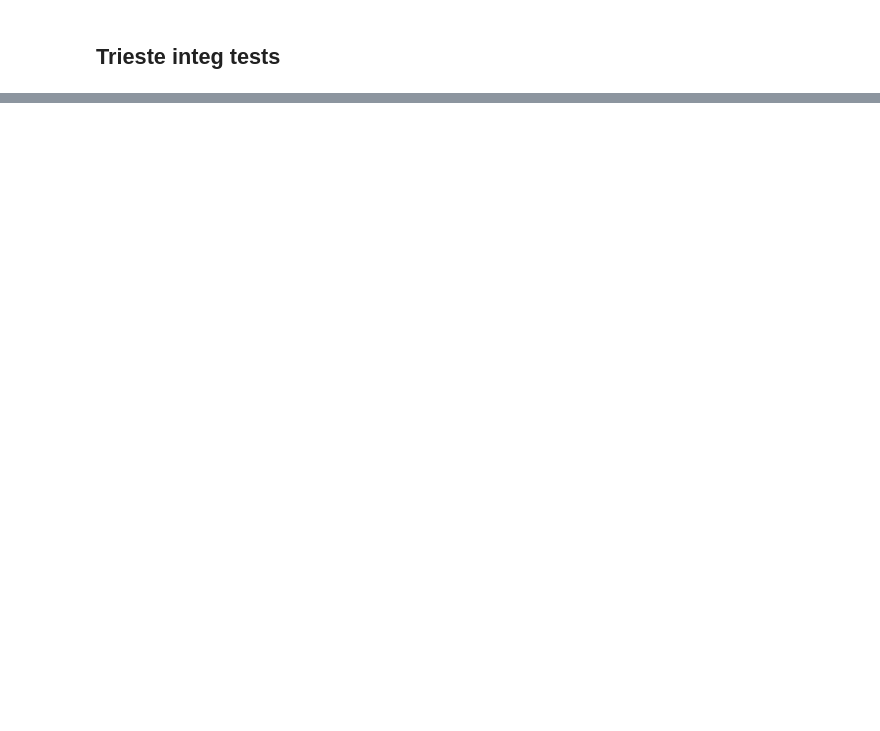
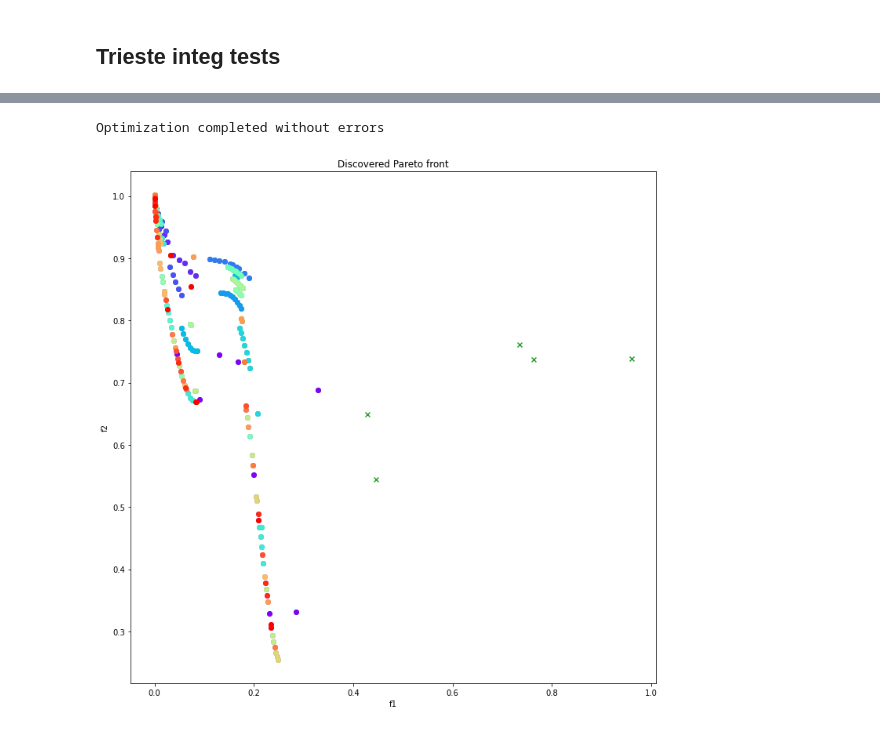
Before and after one commit to apaleyes/trieste, a Jupyter notebook: docs/notebooks/Untitled.ipynb, the cells around one changed output, grey strips where cells are left out. Saved outputs shown, nothing was run; the diff lists cells and outputs as text; code cells hidden in the pictures; blank space fills up the shorter version.

```diff
--- a/docs/notebooks/Untitled.ipynb
+++ b/docs/notebooks/Untitled.ipynb
@@ -430,0 +515,36 @@ Optimization completed without errors
+# %%
+num_query_points = 10
+num_steps = 20
+
+acq_function = MOLocalPenalizationAcquisitionFunction().using(OBJECTIVE)
+acq_rule = EfficientGlobalOptimization(acq_function, num_query_points=num_query_points)
+model = build_stacked_independent_objectives_model(initial_data[OBJECTIVE])
+
+result = BayesianOptimizer(observer, search_space).optimize(num_steps, initial_data, {OBJECTIVE: model}, acq_rule)
+# %% [output]
+Optimization completed without errors
+# %%
+dataset = result.try_get_final_datasets()[OBJECTIVE]
+models = result.try_get_final_models()[OBJECTIVE]._models
+
+all_query_points = dataset.query_points
+f1_model_values, _ = models[0].predict(all_query_points)
+f2_model_values, _ = models[1].predict(all_query_points)
+
+points_in_objective_space = tf.concat([f1_model_values, f2_model_values], axis=1)
+plotting.plot_mobo_points_in_obj_space(points_in_objective_space, num_init=num_initial_points, figsize=(12,12))
+
+from matplotlib.pyplot import cm
+colors = cm.rainbow(np.linspace(0, 1, num_steps))
+
+for i in range(0, num_steps):
+    start = num_initial_points + i*num_query_points
+    end = num_initial_points + (i+1)*num_query_points
+    plt.scatter(f1_model_values[start:end, :], f2_model_values[start:end, :], color=colors[i])
+
+plt.xlabel("f1");
+plt.ylabel("f2");
+plt.title("Discovered Pareto front");
+plt.show();
+# %% [output]
+[figure, added]
```
Also changed, not shown: parts of 16 cells of this notebook, 1 other file.
